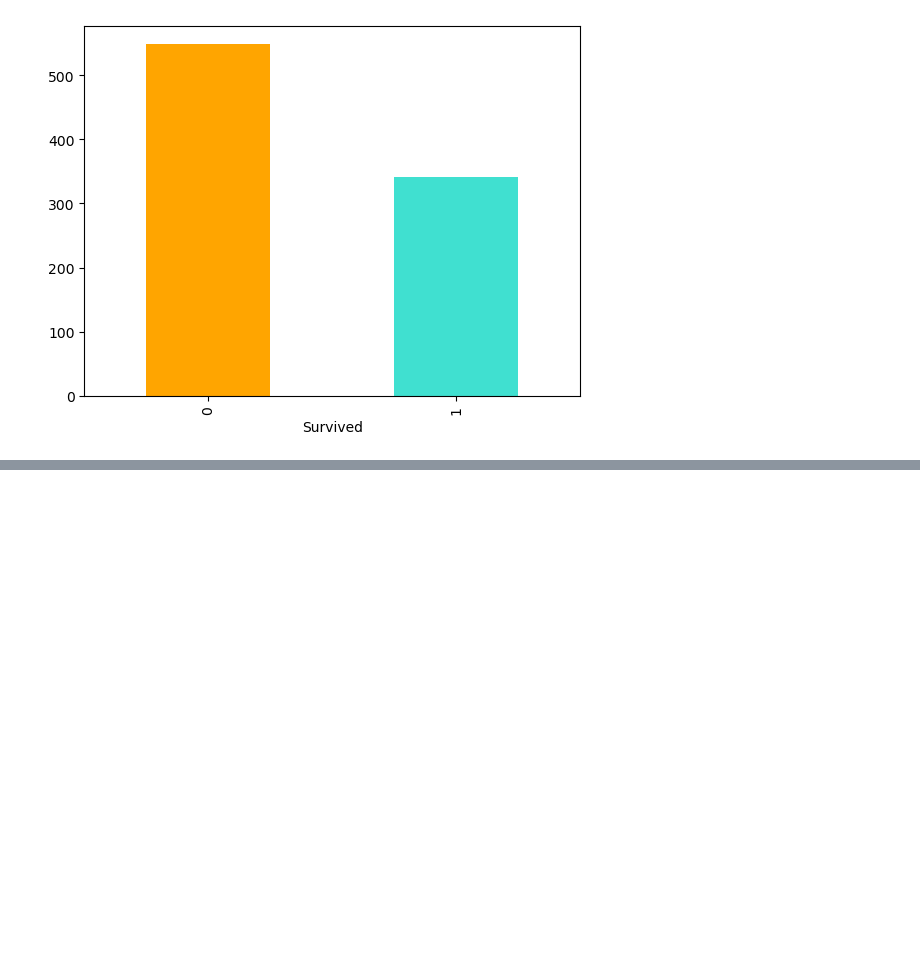
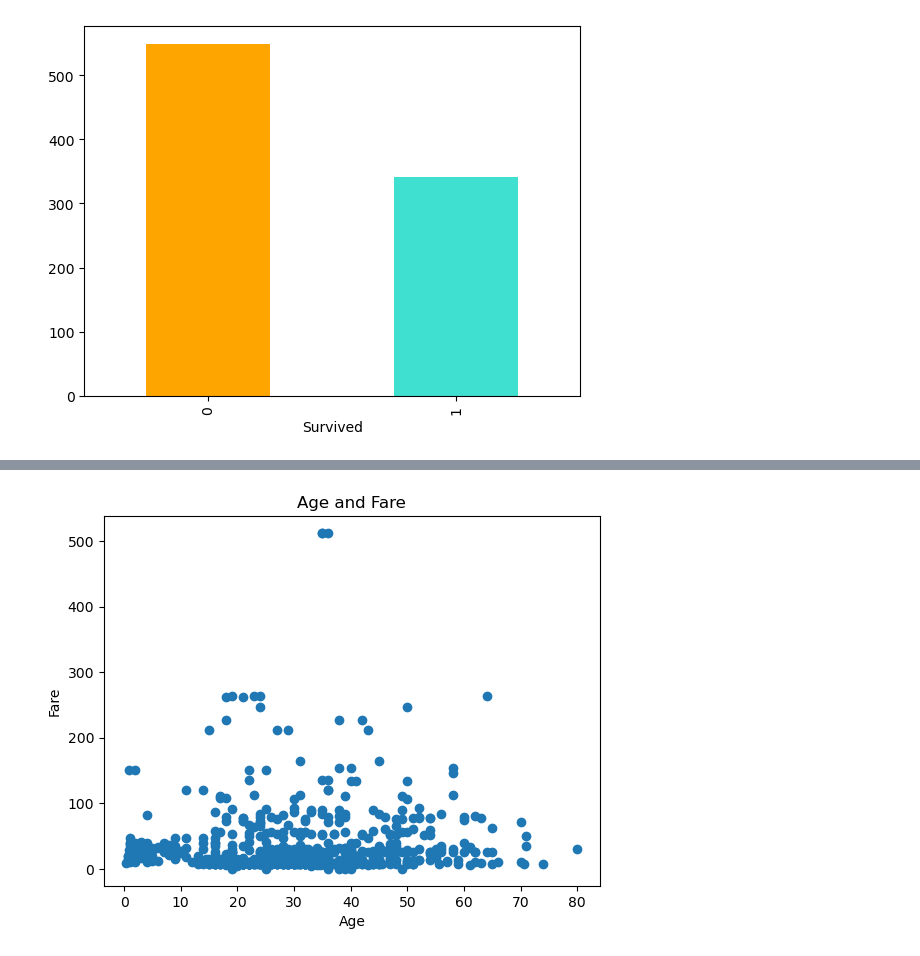
Before and after one commit to germgallardo/Titanic-Survival-Prediction, a Jupyter notebook: end-to-end-titanic.ipynb, the cells around one changed output, grey strips where cells are left out. Cells and saved outputs as stored; diff of their text form; code cells hidden in the pictures; blank space fills up the shorter version.

```diff
--- a/end-to-end-titanic.ipynb
+++ b/end-to-end-titanic.ipynb
@@ -193,0 +247,7 @@ ValueError: could not convert string to float: 'Braund, Mr. Owen Harris'
+# %%
+plt.scatter(train_data["Age"], train_data["Fare"])
+plt.title("Age and Fare")
+plt.xlabel("Age")
+plt.ylabel("Fare");
+# %% [output]
+[figure, added]
```
Also changed, not shown: parts of 20 cells of this notebook.
